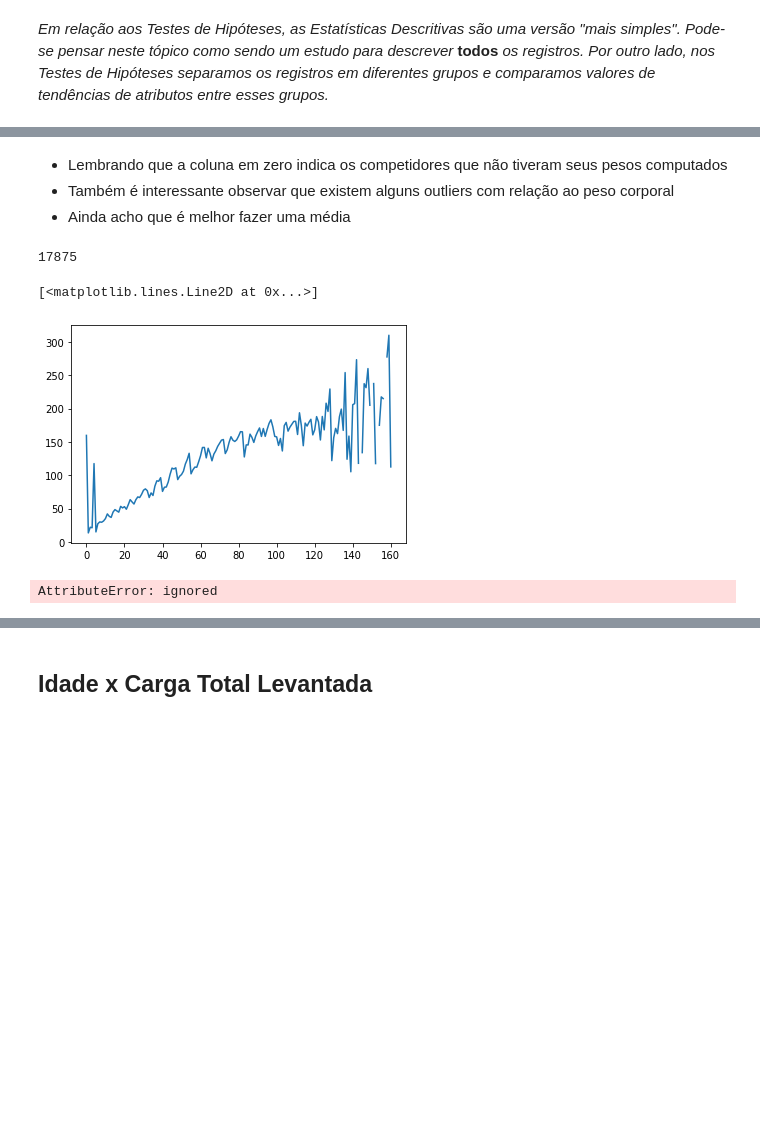
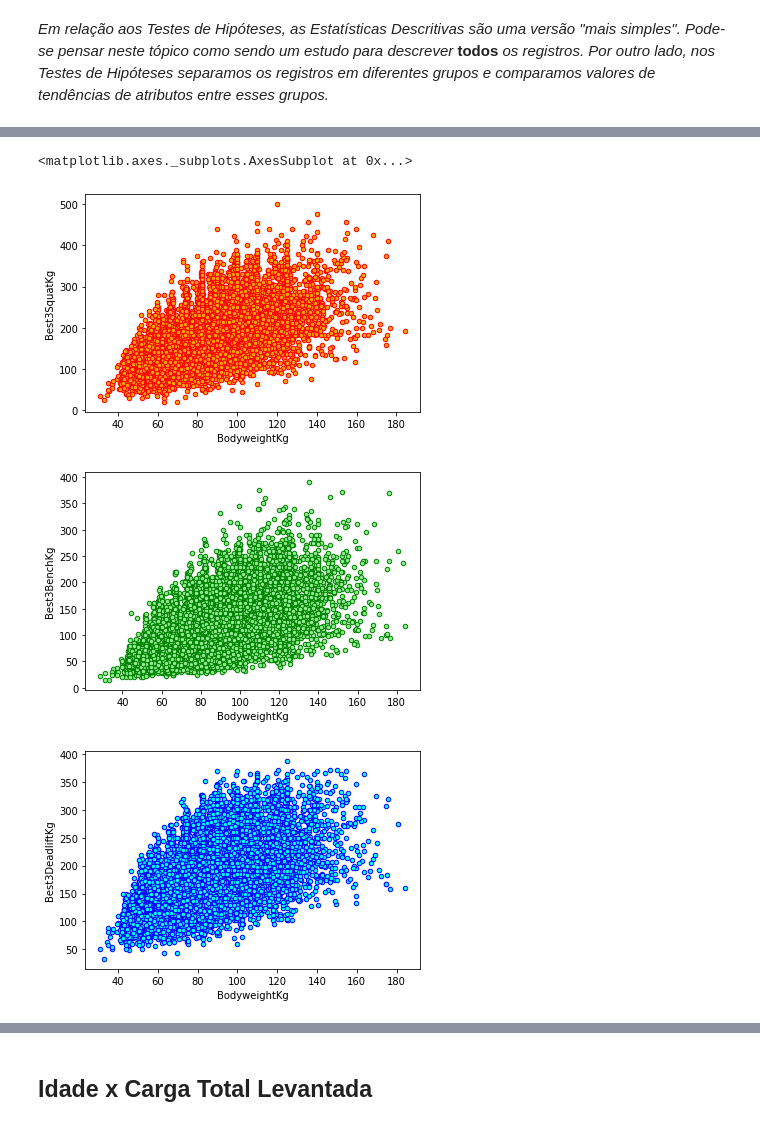
Before and after one commit to RafaelBNN/if697, a Jupyter notebook: ProjetoIF697.ipynb, the cells around one changed output, grey strips where cells are left out. Cells and saved outputs as stored; diff of their text form; code cells hidden in the pictures; blank space fills up the shorter version.

```diff
--- a/ProjetoIF697.ipynb
+++ b/ProjetoIF697.ipynb
@@ -970,2 +1084,4 @@ Uma característica importante de Estatísticas Descritivas é o uso de recursos
+# %%
+dfsquat = df[df['Best3SquatKg'].notnull()] # dfsquat contem todos os atletas que participaram do evento de agachamento
 # %%
-dfbench = df.dropna(subset=['Best3BenchKg']) # dfbench contem todos os atletas que participaram do evento de supino
+dfbench = df[df['Best3BenchKg'].notnull()] # dfbench contem todos os atletas que participaram do evento de supino
@@ -982,19 +1088,14 @@ plt.bar(dfbench[dfbench.Best3BenchKg>0].BodyweightKg, dfbench[dfbench.Best3Bench
-# %% [markdown]
-* Lembrando que a coluna em zero indica os competidores que não tiveram seus pesos computados
-* Também é interessante observar que existem alguns outliers com relação ao peso corporal
-* Ainda acho que é melhor fazer uma média
-# %%
-len(dfbench[dfbench.Best3BenchKg>0].BodyweightKg)
-# %% [output]
-17875
-# %%
-#houses[houses['operation']=='sell'].groupby(['suburb'])['price_square_meter'].mean()
-#plt.plot(dfbench[dfbench['BodyweightKg]>24].groupby(['BodyweightKg'])['Best3BenchKg'].mean()) isso deu errado porque Bodyyweight eh uma categoria, nao um inteiro
-plt.plot(dfbench.groupby(['BodyweightKg'])['Best3BenchKg'].mean())
-# %% [output]
-[<matplotlib.lines.Line2D at 0x...>]
-[figure, removed]
-# %%
-plt.plot(dfbench['BodyweightKg'], dfbench['BodyweightKg'].Best3BenchKg.mean())
-# %% [output]
-AttributeError: ignored
+# %%
+dfdead = df[df['Best3DeadliftKg'].notnull()] # dfdead contem todos os atletas que participaram do evento de levantamento terra
+# %%
+# A ideia eh mostrar graficamente a correlacao entre o peso corporal e a carga erguida em cada evento
+
+#df.plot.scatter(x='BodyweightKg',y='TotalKg', alpha=1, edgecolor='purple')
+dfsquat.plot.scatter(x='BodyweightKg',y='Best3SquatKg', color='orange', edgecolor='red')
+dfbench.plot.scatter(x='BodyweightKg',y='Best3BenchKg', color='lightgreen', edgecolor='green')
+dfdead.plot.scatter(x='BodyweightKg',y='Best3DeadliftKg', color='cyan',edgecolor='blue')
+# %% [output]
+<matplotlib.axes._subplots.AxesSubplot at 0x...>
+[figure, added]
+[figure, added]
+[figure, added]
```
Also changed, not shown: parts of 46 cells of this notebook.
